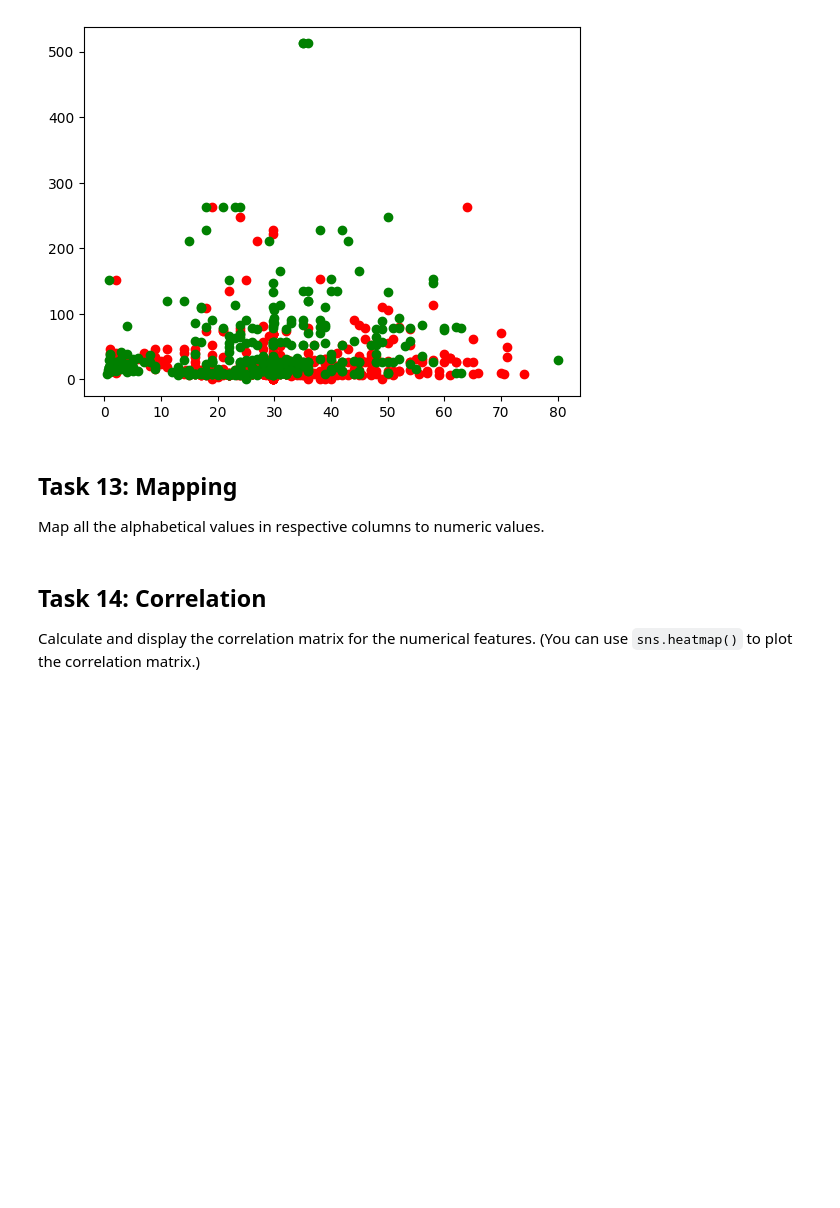
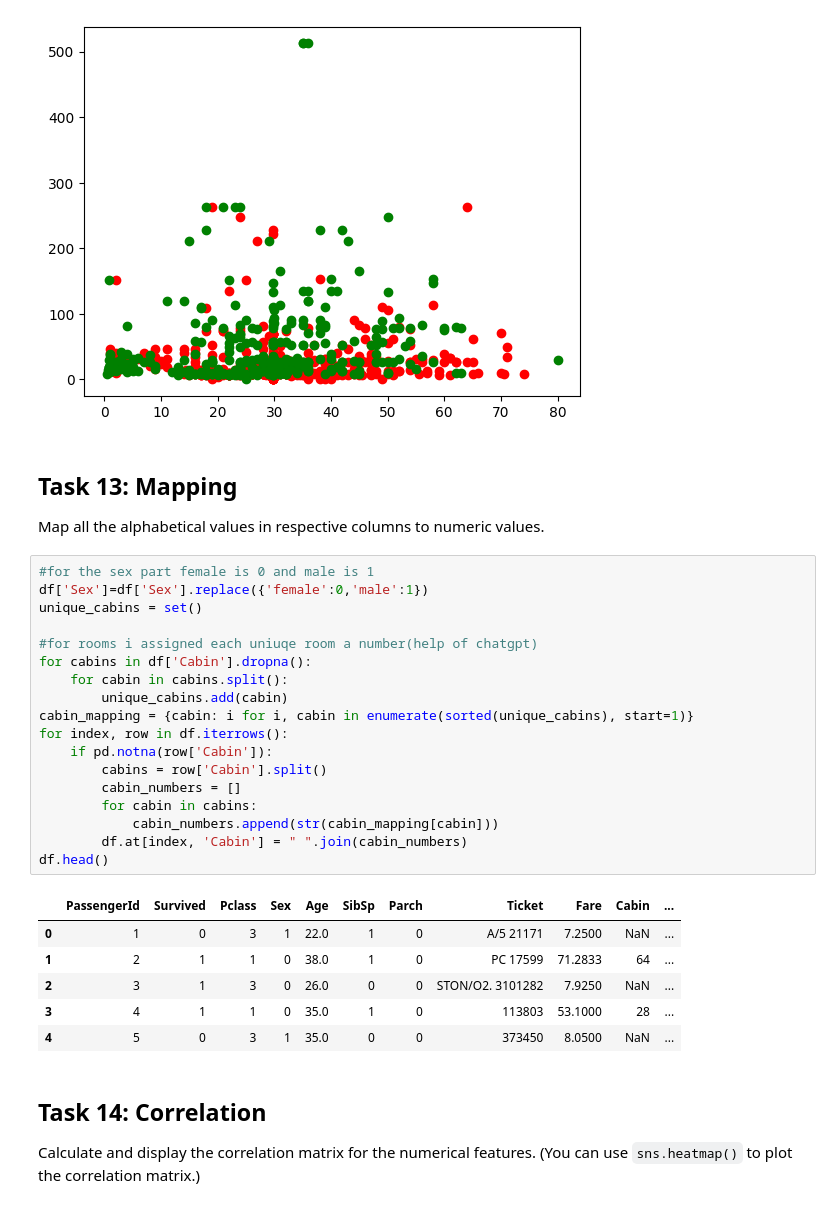
Before and after one commit to Saman-Asghari/AI-Techstack, a Jupyter notebook: Week1/Problemset/data_problems.ipynb, the cells around one changed output. Drawn from its saved outputs; the diff is of its cells as text; blank space fills up the shorter version.

```diff
--- a/Week1/Problemset/data_problems.ipynb
+++ b/Week1/Problemset/data_problems.ipynb
@@ -202,6 +195,31 @@ plt.show()
 # %% [markdown]
 ## Task 13: Mapping
 Map all the alphabetical values in respective columns to numeric values.
+# %%
+#for the sex part female is 0 and male is 1
+df['Sex']=df['Sex'].replace({'female':0,'male':1})
+unique_cabins = set()
+
+#for rooms i assigned each uniuqe room a number(help of chatgpt)
+for cabins in df['Cabin'].dropna():
+    for cabin in cabins.split():
+        unique_cabins.add(cabin)
+cabin_mapping = {cabin: i for i, cabin in enumerate(sorted(unique_cabins), start=1)}
+for index, row in df.iterrows():
+    if pd.notna(row['Cabin']):
+        cabins = row['Cabin'].split()
+        cabin_numbers = []
+        for cabin in cabins:
+            cabin_numbers.append(str(cabin_mapping[cabin]))
+        df.at[index, 'Cabin'] = " ".join(cabin_numbers)
+df.head()
+# %% [output]
+|  | PassengerId | Survived | Pclass | Sex | Age | SibSp | Parch | Ticket | Fare | Cabin | ... |
+| 0 | 1 | 0 | 3 | 1 | 22.0 | 1 | 0 | A/5 21171 | 7.2500 | NaN | ... |
+| 1 | 2 | 1 | 1 | 0 | 38.0 | 1 | 0 | PC 17599 | 71.2833 | 64 | ... |
+| 2 | 3 | 1 | 3 | 0 | 26.0 | 0 | 0 | STON/O2. 3101282 | 7.9250 | NaN | ... |
+| 3 | 4 | 1 | 1 | 0 | 35.0 | 1 | 0 | 113803 | 53.1000 | 28 | ... |
+| 4 | 5 | 0 | 3 | 1 | 35.0 | 0 | 0 | 373450 | 8.0500 | NaN | ... |
 # %% [markdown]
 ## Task 14: Correlation
 Calculate and display the correlation matrix for the numerical features. (You can use `sns.heatmap()` to plot the correlation matrix.)
```
Also changed, not shown: parts of 5 cells of this notebook.
